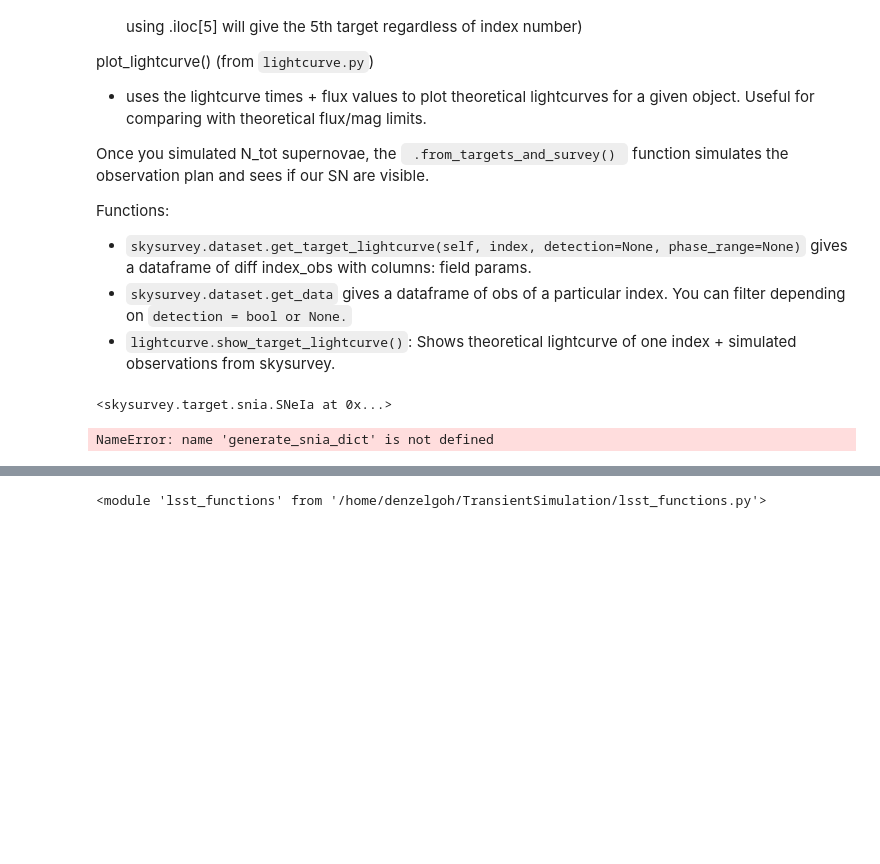
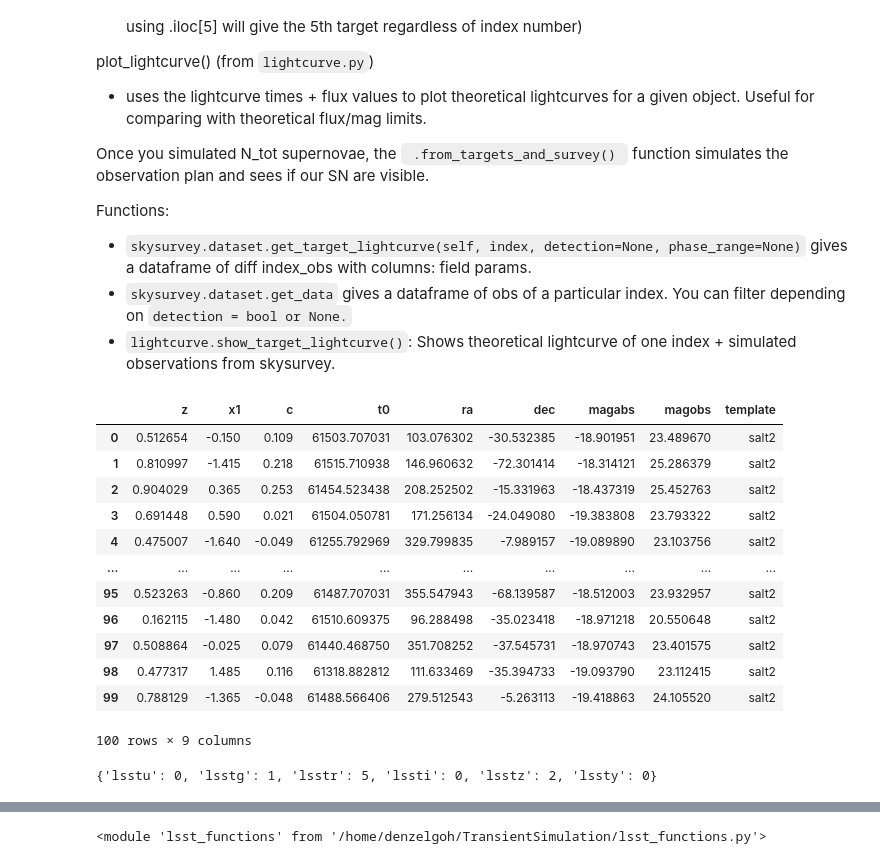
Before and after one commit to krissylla/TransientSimulation, a Jupyter notebook: skysurvey_detections.ipynb, the cells around one changed output, grey strips where cells are left out. Drawn from its saved outputs; the diff is of its cells as text; code cells hidden in the pictures; blank space fills up the shorter version.

Commit message:
made the function by_band, and optimized the pipeline (using itertuples instead of for loops)

```diff
--- a/skysurvey_detections.ipynb
+++ b/skysurvey_detections.ipynb
@@ -118,9 +118,21 @@ Functions:
 - <code>skysurvey.dataset.get_data</code> gives a dataframe of obs of a particular index. You can filter depending on <code>detection = bool or None.</code>
 - <code>lightcurve.show_target_lightcurve()</code>: Shows theoretical lightcurve of one index + simulated observations from skysurvey.
 # %%
-snia_models
+snia_models.data
 # %% [output]
+|  | z | x1 | c | t0 | ra | dec | magabs | magobs | template |
+| 0 | 0.512654 | -0.150 | 0.109 | 61503.707031 | 103.076302 | -30.532385 | -18.901951 | 23.489670 | salt2 |
+| 1 | 0.810997 | -1.415 | 0.218 | 61515.710938 | 146.960632 | -72.301414 | -18.314121 | 25.286379 | salt2 |
+| 2 | 0.904029 | 0.365 | 0.253 | 61454.523438 | 208.252502 | -15.331963 | -18.437319 | 25.452763 | salt2 |
+| 3 | 0.691448 | 0.590 | 0.021 | 61504.050781 | 171.256134 | -24.049080 | -19.383808 | 23.793322 | salt2 |
+| 4 | 0.475007 | -1.640 | -0.049 | 61255.792969 | 329.799835 | -7.989157 | -19.089890 | 23.103756 | salt2 |
+| ... | ... | ... | ... | ... | ... | ... | ... | ... | ... |
+| 95 | 0.523263 | -0.860 | 0.209 | 61487.707031 | 355.547943 | -68.139587 | -18.512003 | 23.932957 | salt2 |
+| 96 | 0.162115 | -1.480 | 0.042 | 61510.609375 | 96.288498 | -35.023418 | -18.971218 | 20.550648 | salt2 |
+| 97 | 0.508864 | -0.025 | 0.079 | 61440.468750 | 351.708252 | -37.545731 | -18.970743 | 23.401575 | salt2 |
+| 98 | 0.477317 | 1.485 | 0.116 | 61318.882812 | 111.633469 | -35.394733 | -19.093790 | 23.112415 | salt2 |
+| 99 | 0.788129 | -1.365 | -0.048 | 61488.566406 | 279.512543 | -5.263113 | -19.418863 | 24.105520 | salt2 |
-<skysurvey.target.snia.SNeIa at 0x...>
+100 rows × 9 columns
 # %%
 from lsst_functions import exist_in_multiband_check, five_sigma_detection_multiband
 # %%
@@ -155,5 +169,4 @@ def get_number_detections_by_band(dataset, targets, index=0, selection_criteria
 # %%
-snia_dict = generate_snia_dict(redshift = None, ra = None, dec = None, x1 = None, t0 = None, magabs = None, c = None)
-snia_param_list = generate_ordered_parameter_list(input_dict = True, params = snia_dict)
+get_number_detections_by_band(dset, index=0, selection_criteria = {"total_points": 5, "n_filters": 2, "min_points_per_filter": 2})
 # %% [output]
-NameError: name 'generate_snia_dict' is not defined
+{'lsstu': 0, 'lsstg': 1, 'lsstr': 5, 'lssti': 0, 'lsstz': 2, 'lssty': 0}
```
Also changed, not shown: parts of 3 cells of this notebook, 4 other files.
